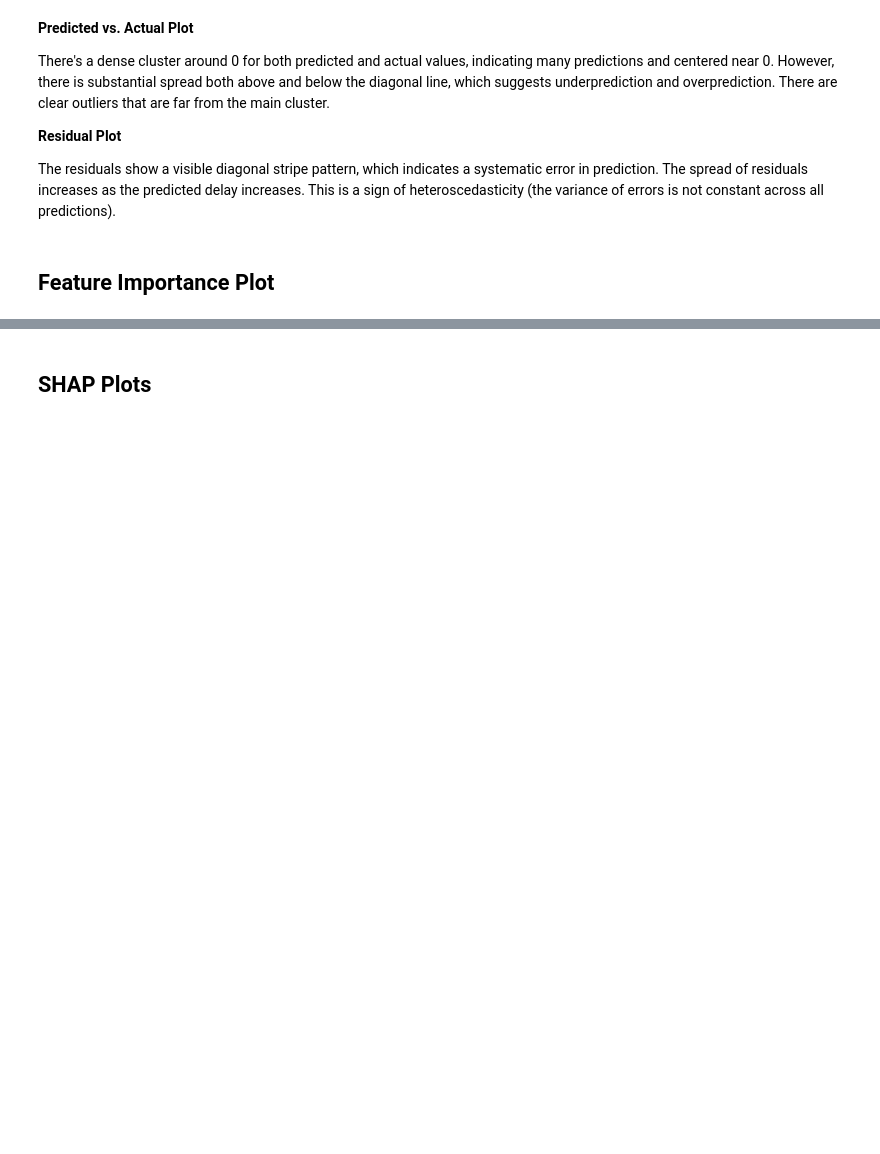
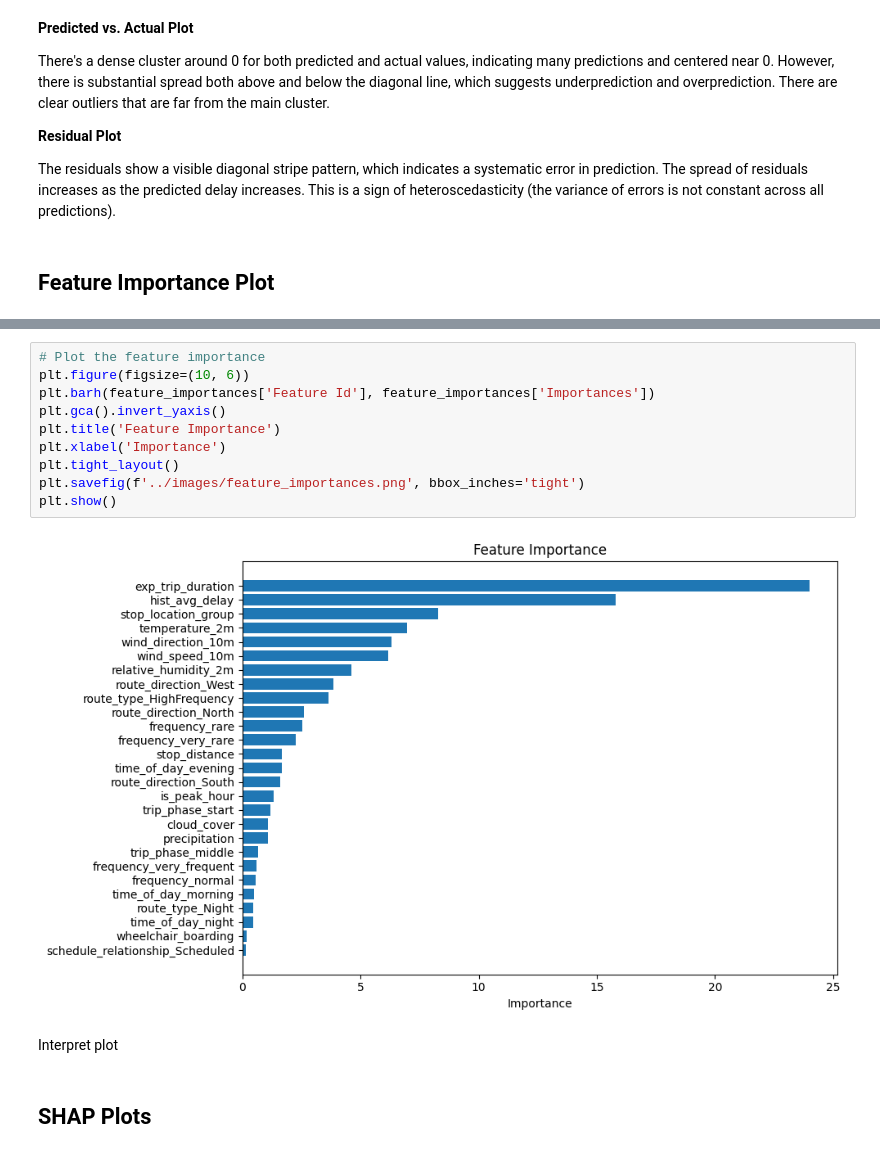
Before and after one commit to nadpierre/stm-transit-delay-prediction, a Jupyter notebook: notebooks/data_modeling.ipynb, the cells around one changed output, grey strips where cells are left out. Saved outputs shown, nothing was run; the diff lists cells and outputs as text; blank space fills up the shorter version.

```diff
--- a/notebooks/data_modeling.ipynb
+++ b/notebooks/data_modeling.ipynb
@@ -485,2 +674,16 @@ feature_importances
+# %%
+# Plot the feature importance
+plt.figure(figsize=(10, 6))
+plt.barh(feature_importances['Feature Id'], feature_importances['Importances'])
+plt.gca().invert_yaxis()
+plt.title('Feature Importance')
+plt.xlabel('Importance')
+plt.tight_layout()
+plt.savefig(f'../images/feature_importances.png', bbox_inches='tight')
+plt.show()
+# %% [output]
+[figure, added]
+# %% [markdown]
+Interpret plot
 # %% [markdown]
 ## SHAP Plots
```
Also changed, not shown: parts of 31 cells of this notebook, 9 other files.
